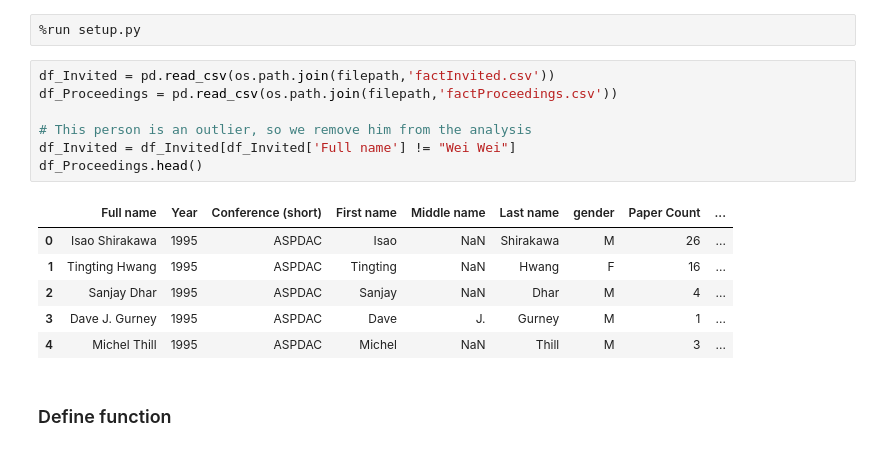
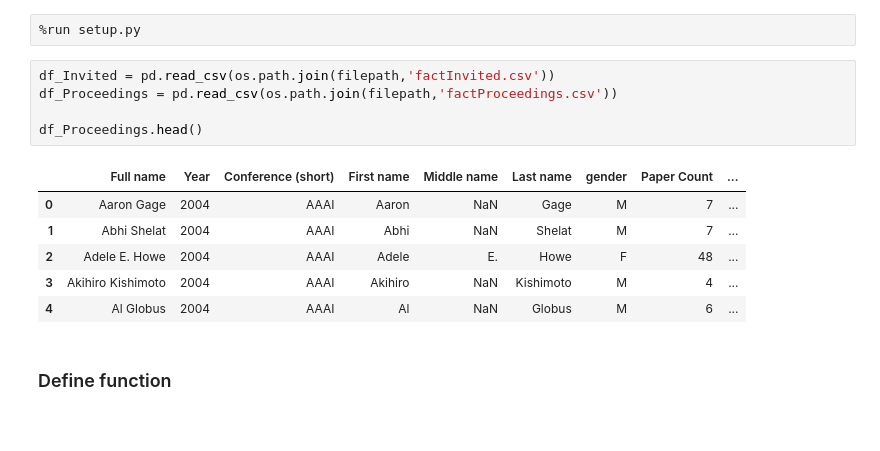
Before and after one commit to mariespedersen/Thesis_github, a Jupyter notebook: Histograms_Paper.ipynb, the cells around one changed output. Cells and saved outputs as stored; diff of their text form.

```diff
--- a/Histograms_Paper.ipynb
+++ b/Histograms_Paper.ipynb
@@ -5,17 +5,15 @@
 # %%
 df_Invited = pd.read_csv(os.path.join(filepath,'factInvited.csv'))
 df_Proceedings = pd.read_csv(os.path.join(filepath,'factProceedings.csv'))
 
-# This person is an outlier, so we remove him from the analysis
-df_Invited = df_Invited[df_Invited['Full name'] != "Wei Wei"]
 df_Proceedings.head()
 # %% [output]
 |  | Full name | Year | Conference (short) | First name | Middle name | Last name | gender | Paper Count | ... |
-| 0 | Isao Shirakawa | 1995 | ASPDAC | Isao | NaN | Shirakawa | M | 26 | ... |
-| 1 | Tingting Hwang | 1995 | ASPDAC | Tingting | NaN | Hwang | F | 16 | ... |
-| 2 | Sanjay Dhar | 1995 | ASPDAC | Sanjay | NaN | Dhar | M | 4 | ... |
-| 3 | Dave J. Gurney | 1995 | ASPDAC | Dave | J. | Gurney | M | 1 | ... |
-| 4 | Michel Thill | 1995 | ASPDAC | Michel | NaN | Thill | M | 3 | ... |
+| 0 | Aaron Gage | 2004 | AAAI | Aaron | NaN | Gage | M | 7 | ... |
+| 1 | Abhi Shelat | 2004 | AAAI | Abhi | NaN | Shelat | M | 7 | ... |
+| 2 | Adele E. Howe | 2004 | AAAI | Adele | E. | Howe | F | 48 | ... |
+| 3 | Akihiro Kishimoto | 2004 | AAAI | Akihiro | NaN | Kishimoto | M | 4 | ... |
+| 4 | Al Globus | 2004 | AAAI | Al | NaN | Globus | M | 6 | ... |
 # %% [markdown]
 ### Define function
 # %%
```
Also changed, not shown: parts of 4 cells of this notebook, 4 other files.
